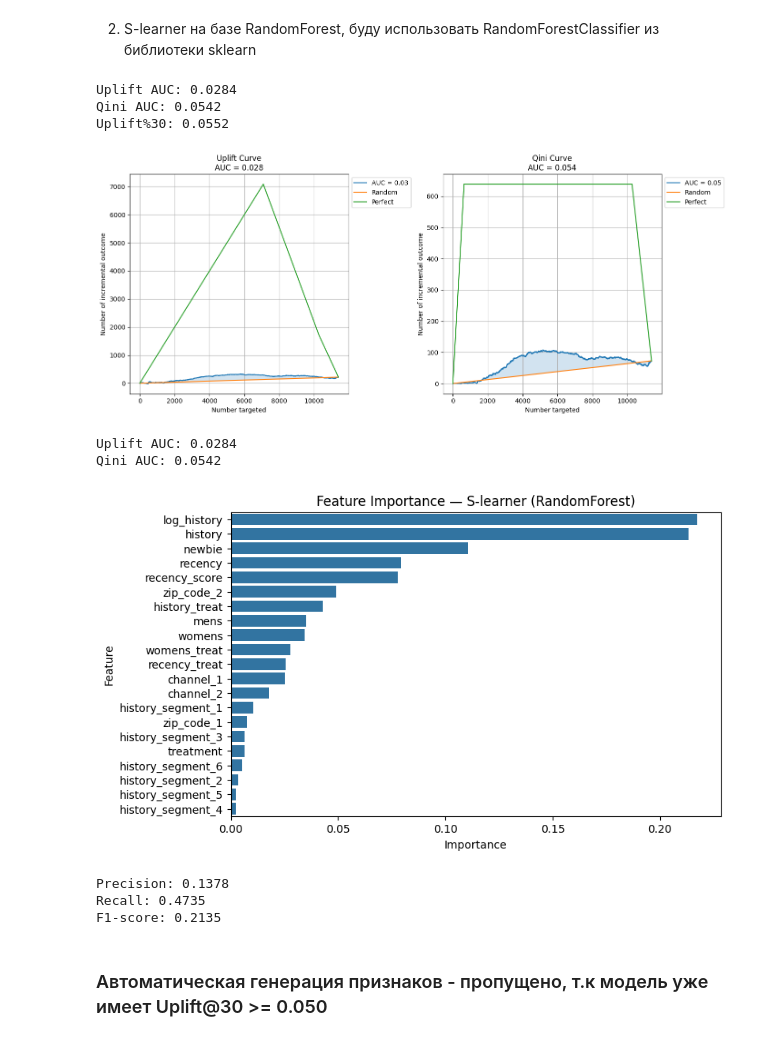
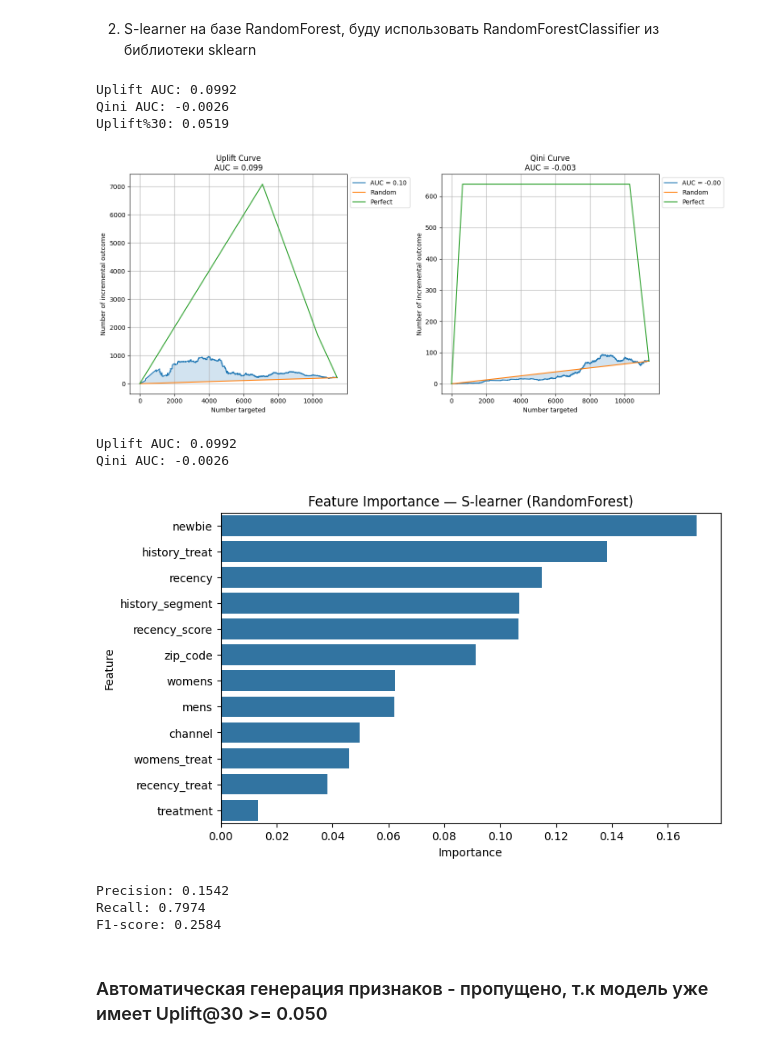
Before and after one commit to kruglikovAlex/mle-uplift-project-2025, a Jupyter notebook: final_project_template.ipynb, the cells around one changed output. Drawn from its saved outputs; the diff is of its cells as text; code cells hidden in the pictures.

```diff
--- a/final_project_template.ipynb
+++ b/final_project_template.ipynb
@@ -2257,12 +2253,9 @@ data["group"] = data["treatment"].map({0: "control", 1: "treatment"})
 
 # 3. Разделяем признаки и целевую
 features = [
-    'recency', 'history', 'mens', 'womens', 'newbie',
-    'zip_code_1', 'zip_code_2', 'channel_1', 'channel_2',
-    'history_segment_1', 'history_segment_2', 'history_segment_3',
-    'history_segment_4', 'history_segment_5', 'history_segment_6',
-    'recency_score', 'log_history', 'recency_treat', 'history_treat',
-    'womens_treat'
+    'recency', 'history_segment', 'mens', 'womens', 'zip_code', 'newbie',
+    'channel', 'recency_score', 'recency_treat',
+    'history_treat', 'womens_treat'
 ]
 X = pd.get_dummies(data[features], drop_first=True)
 y = data["target"]
@@ -2316,40 +2309,40 @@ fig, axs = plt.subplots(1, 2, figsize=(14, 6))
 
 # Uplift Curve
 plot_uplift_curve(y_test, uplift, t_test, ax=axs[0])
 axs[0].set_title(f'Uplift Curve\nAUC = {uplift_auc:.3f}')
 axs[0].grid(True)
 
 # Qini Curve
 plot_qini_curve(y_test, uplift, t_test, ax=axs[1])
 axs[1].set_title(f'Qini Curve\nAUC = {qini_auc:.3f}')
 axs[1].grid(True)
 
 plt.tight_layout()
 plt.savefig("./models/fe_assets/Qini_Uplift_curve_for_S-learner_RandomForest.png")
 plt.show()
 
 print(f"Uplift AUC: {uplift_auc:.4f}")
 print(f"Qini AUC: {qini_auc:.4f}")
 
 # 9. Важность признаков
 importances = pd.Series(rf.feature_importances_, index=X_train_s.columns).sort_values(ascending=False)
 importances.to_csv("./models/fe_assets/fi_s_learner_rf.csv")
 
 plt.figure(figsize=(8, 5))
 sns.barplot(x=importances.values, y=importances.index)
 plt.title("Feature Importance — S-learner (RandomForest)")
 plt.xlabel("Importance")
 plt.ylabel("Feature")
 plt.savefig("./models/fe_assets/Feature_Importance—S-learner_(RandomForest).png")
 plt.show()
 # %% [output]
-Uplift AUC: 0.0284
-Qini AUC: 0.0542
-Uplift%30: 0.0552
+Uplift AUC: 0.0992
+Qini AUC: -0.0026
+Uplift%30: 0.0519
-[figure, old version]
+[figure, new version]
-Uplift AUC: 0.0284
-Qini AUC: 0.0542
+Uplift AUC: 0.0992
+Qini AUC: -0.0026
-[figure, old version]
+[figure, new version]
 # %%
 from sklearn.metrics import precision_score, recall_score, f1_score, confusion_matrix, classification_report
 
@@ -2363,9 +2356,9 @@ print(f"Precision: {precision_s_rf:.4f}")
 print(f"Recall: {recall_s_rf:.4f}")
 print(f"F1-score: {f1_s_rf:.4f}")
 # %% [output]
-Precision: 0.1378
-Recall: 0.4735
-F1-score: 0.2135
+Precision: 0.1542
+Recall: 0.7974
+F1-score: 0.2584
 # %% [markdown]
 ### Автоматическая генерация признаков - пропущено, т.к модель уже имеет Uplift@30 >= 0.050
 # %% [markdown]
```
Also changed, not shown: parts of 31 cells of this notebook.
